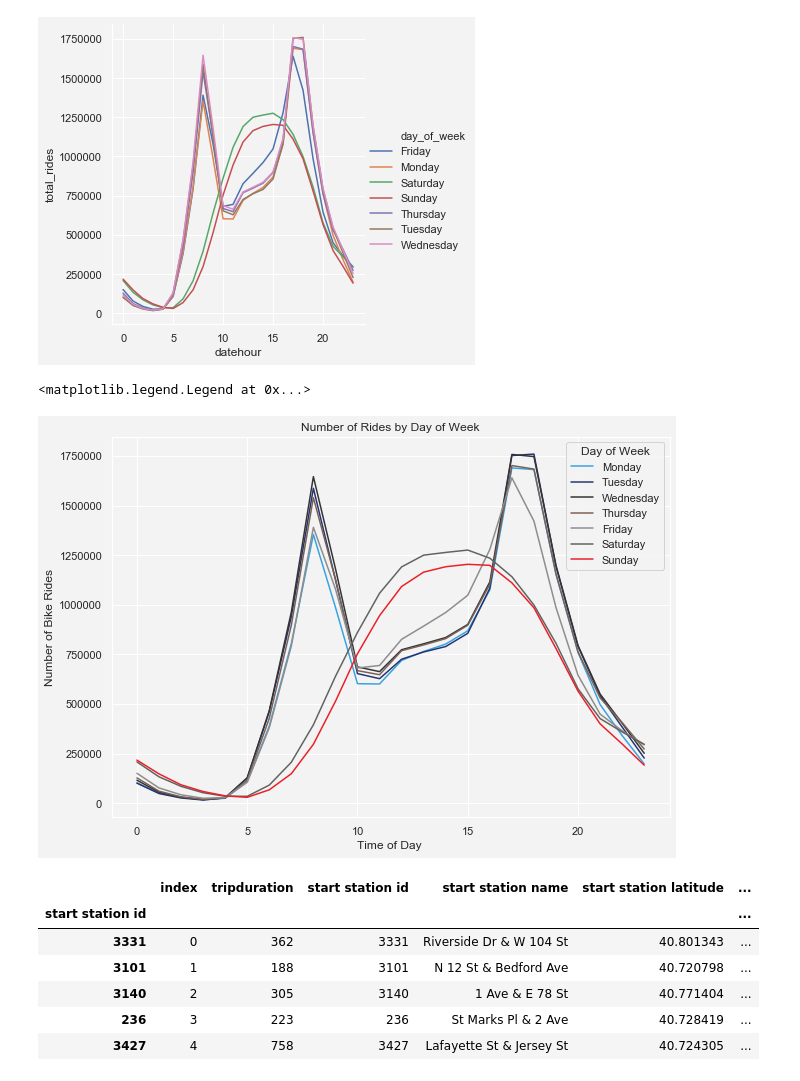
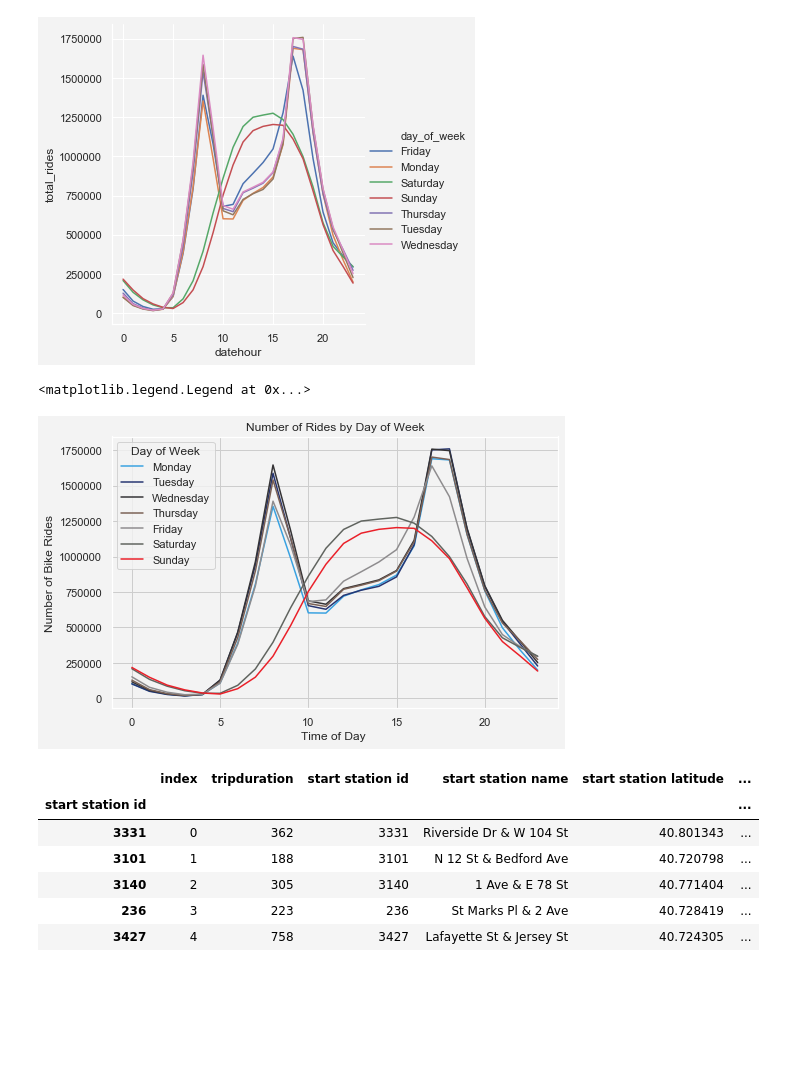
Before and after one commit to evan-kiolbassa/citibike, a Jupyter notebook: EDA/EDA.ipynb, the cells around one changed output. Cells and saved outputs as stored; diff of their text form; code cells hidden in the pictures; blank space fills up the shorter version.

```diff
--- a/EDA/EDA.ipynb
+++ b/EDA/EDA.ipynb
@@ -83,13 +86,13 @@ monthly
 | 179 | 2020 | Sep | Subscriber | 1817674 | 1.817674 |
 180 rows × 5 columns
 # %%
-sns.set(rc={'axes.facecolor':'#f3f3f3', 'figure.facecolor':'#f3f3f3'})
+sns.set(rc={'axes.facecolor':'#f3f3f3', 'figure.facecolor':'#f3f3f3', 'grid.color': '#cdcdcd'})
 colors = ["#39a2e1","#263571","#343335","#7a6155","#574746","#60645f","#8e8c8e","#ea2029","#ea2029","#263571","#263571","#263571"]
 sns.set_palette(sns.color_palette(colors))
-plt.figure(figsize = (16,6))
+plt.figure(figsize = (16,8))
 fig = sns.barplot(x = 'month2', y = 'counts_mil', hue = 'year', data = monthly, order = ['Jan', 'Feb', 'Mar', 'Apr', 'May', 'Jun',\
                                                                       'Jul', 'Aug', 'Sep', 'Oct', 'Nov', 'Dec'],
-                 alpha = 0.9, palette = None)
+                 alpha = 0.9, ci = None)
 fig.set_title('Number of Bike Rides by Year and Month', fontsize=12)
 fig.set_xlabel('Month', fontsize=12)
 fig.set_ylabel('Number of Bike Rides (Million)', fontsize=12)
@@ -119,17 +122,15 @@ monthly2
 | 22 | Sep | Customer | 0.284582 |
 | 23 | Sep | Subscriber | 1.417317 |
 # %%
-sns.set(rc={'axes.facecolor':'#f3f3f3', 'figure.facecolor':'#f3f3f3'})
+sns.set(rc={'axes.facecolor':'#f3f3f3', 'figure.facecolor':'#f3f3f3', 'grid.color': '#cdcdcd'})
 colors = ["#ea2029","#263571","#263571","#263571","#263571","#263571","#263571","#263571","#ea2029","#263571","#263571","#263571"]
 sns.set_palette(sns.color_palette(colors))
-plt.figure(figsize = (8,6))
+plt.figure(figsize = (8,5))
 fig = sns.barplot(x = 'month2', y = 'average', hue = 'usertype', data = monthly2, order = ['Jan', 'Feb', 'Mar', 'Apr', 'May', 'Jun',\
                                                                       'Jul', 'Aug', 'Sep', 'Oct', 'Nov', 'Dec'],
                  alpha = 0.9, palette = None)
 fig.set_title('Average Number of Bike Rides by Month', fontsize=12)
 fig.set_xlabel('Month', fontsize=12)
 fig.set_ylabel('Average Number of Bike Rides (Million)', fontsize=12)
-plt.legend(['Customer','Subscirber'],
-           title = 'User Type')
 # %% [output]
 Text(0, 0.5, 'Average Number of Bike Rides (Million)')
@@ -156,9 +157,10 @@ duration_mins
 | 110341612 | 8.066667 |
 108984248 rows × 1 columns
 # %%
+sns.set(rc={'axes.facecolor':'#f3f3f3', 'figure.facecolor':'#f3f3f3', 'grid.color': '#cdcdcd'})
 colors = ["#263571"]
 sns.set_palette(sns.color_palette(colors))
-duration_mins.hist(figsize = (8,6), bins = 30)
+duration_mins.hist(figsize = (10,6), bins = 30)
 plt.tick_params(axis = 'both', which = 'major')
 plt.title('Distribution of Trip Duration less than 1 Hour ')
 plt.xlabel('Duration (minutes)')
@@ -214,6 +216,7 @@ weekdays_DF['counts_mil'] = weekdays_DF['counts'] / 1000000
 weekdays_rides = weekdays_df[weekdays_df['weekdays'] == 'Weekdays']
 weekend_rides = weekdays_df[weekdays_df['weekdays'] == "Weekend"]
 # %%
+sns.set(rc={'axes.facecolor':'#f3f3f3', 'figure.facecolor':'#f3f3f3', 'grid.color': '#cdcdcd'})
 colors = ["#263571", '#ea2029']
 sns.set_palette(sns.color_palette(colors))
 plt.figure(figsize = (11,6))
@@ -223,7 +226,5 @@ fig = sns.barplot(x = 'start_hour', y = 'counts_mil', hue = 'weekdays',
 fig.set_title('Number of Bike Rides by Hour', fontsize=12)
 fig.set_xlabel('Time of day', fontsize=12)
 fig.set_ylabel('Number of Bike Rides (Million)', fontsize=12)
-plt.legend(['Weekdays','Weekend'],
-           title = 'Weekdays/Weekend', fontsize = 12)
 # %% [output]
 Text(0, 0.5, 'Number of Bike Rides (Million)')
@@ -333,20 +334,20 @@ sns.relplot(ax = ax, x="datehour", y="total_rides", data = weekday_hourly, hue="
 <Figure size 1008x504 with 0 Axes>
 [figure]
 # %%
-sns.set(rc={'axes.facecolor':'#f3f3f3', 'figure.facecolor':'#f3f3f3'})
+sns.set(rc={'axes.facecolor':'#f3f3f3', 'figure.facecolor':'#f3f3f3', 'grid.color': '#cdcdcd'})
 colors = ["#39a2e1","#263571","#343335","#7a6155","#8e8c8e","#60645f","#ea2029"]
-plt.subplots(figsize = (12,6))
+plt.subplots(figsize = (8,5))
 sns.set_palette(sns.color_palette(colors))
 fig = sns.lineplot(x="datehour", y="total_rides", data = weekday_hourly, hue="day_of_week",
             hue_order = ['Monday','Tuesday','Wednesday','Thursday','Friday','Saturday','Sunday'], legend = False)
 fig.set_title('Number of Rides by Day of Week', fontsize=12)
 fig.set_xlabel('Time of Day ', fontsize=12)
 fig.set_ylabel('Number of Bike Rides', fontsize=12)
 plt.legend(['Monday','Tuesday','Wednesday','Thursday','Friday','Saturday','Sunday'],
            title = 'Day of Week')
 # %% [output]
 <matplotlib.legend.Legend at 0x...>
-[figure, old version]
+[figure, new version]
 # %%
 rides_start = pd.read_csv('../data/riders_cleaned.csv.gz',
                        usecols = ['start station id', 'start station name', 'start station latitude', \
```
Also changed, not shown: parts of 7 cells of this notebook.
